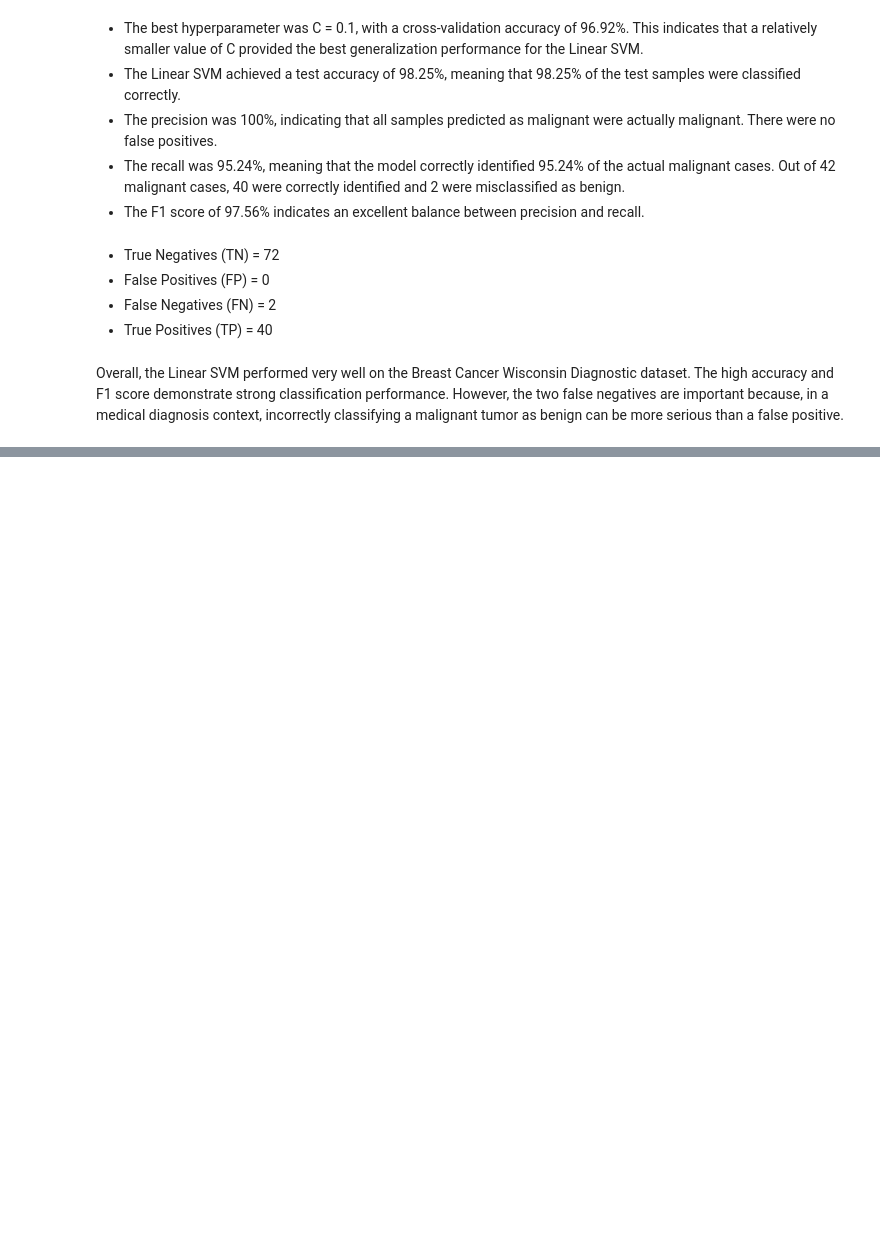
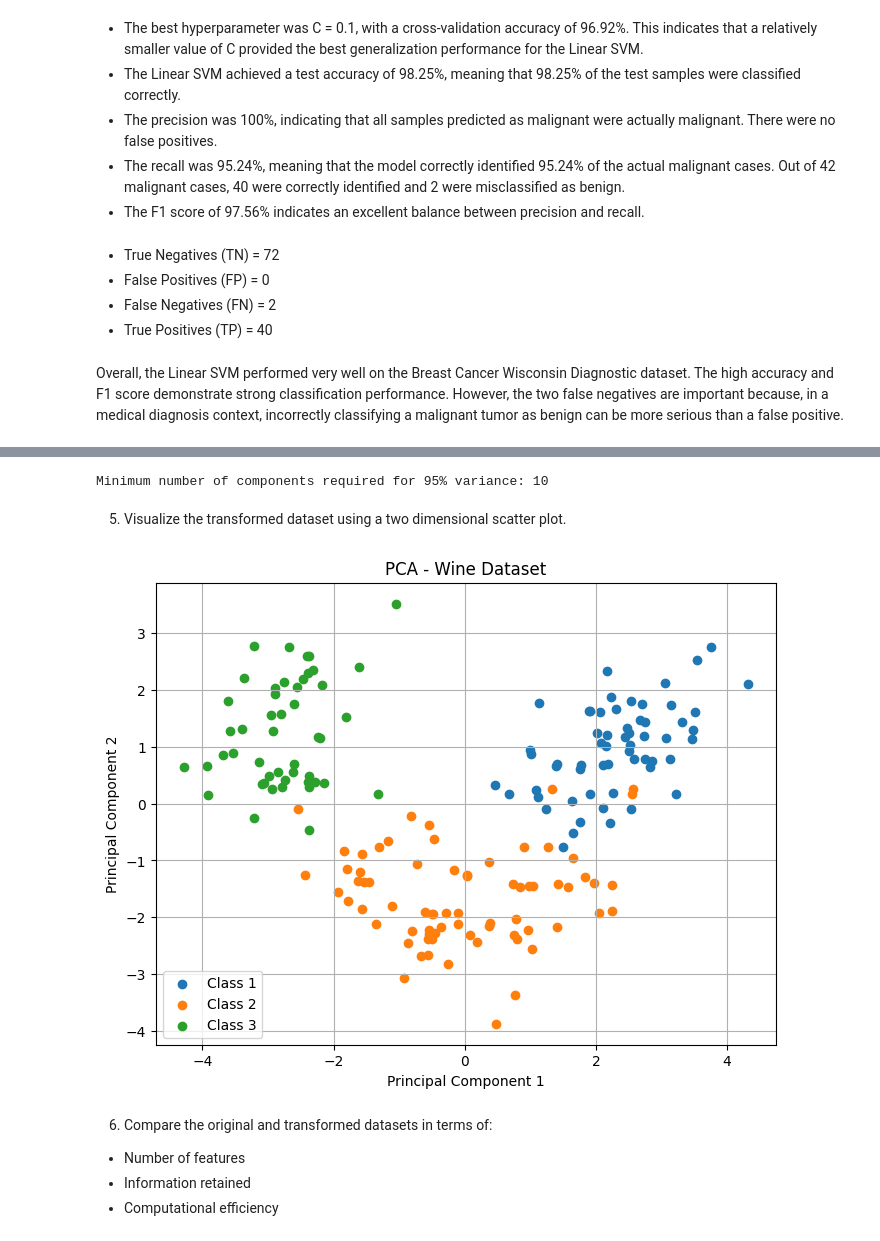
Before and after one commit to aimee-joseph/ML-Lab-2547204, a Jupyter notebook: Lab 9.ipynb, the cells around one changed output, grey strips where cells are left out. Saved outputs shown, nothing was run; the diff lists cells and outputs as text; code cells hidden in the pictures; blank space fills up the shorter version.

```diff
--- a/Lab 9.ipynb
+++ b/Lab 9.ipynb
@@ -185,0 +206,5 @@ Overall, the Linear SVM performed very well on the Breast Cancer Wisconsin Diagn
+# %%
+wine.columns = columns
+
+print(wine.head())
+print("Dataset Shape:", wine.shape)
@@ -185,0 +229,6 @@ Overall, the Linear SVM performed very well on the Breast Cancer Wisconsin Diagn
+# %%
+X = wine.drop("Class", axis = 1)
+y = wine["Class"]
+
+print("Features:", X.shape)
+print("Target:", y.shape)
@@ -185,0 +238,7 @@ Overall, the Linear SVM performed very well on the Breast Cancer Wisconsin Diagn
+# %%
+scaler = StandardScaler()
+
+X_scaled = scaler.fit_transform(X)
+
+print("Standardized Data:")
+print(X_scaled[:5])
@@ -185,0 +264,7 @@ Overall, the Linear SVM performed very well on the Breast Cancer Wisconsin Diagn
+# %%
+pca = PCA(n_components = 2)
+
+X_pca = pca.fit_transform(X_scaled)
+
+print("Original shape:", X_scaled.shape)
+print("Transformed shape:", X_pca.shape)
@@ -185,0 +335,34 @@ Overall, the Linear SVM performed very well on the Breast Cancer Wisconsin Diagn
+# %%
+n_components_95 = np.argmax(cumulative_variance >= 0.95) + 1
+
+print(
+    "Minimum number of components required for 95% variance:",
+    n_components_95
+)
+# %% [output]
+Minimum number of components required for 95% variance: 10
+# %% [markdown]
+5. Visualize the transformed dataset using a two dimensional scatter plot.
+# %%
+plt.figure(figsize = (8, 6))
+
+for wine_class in sorted(y.unique()):
+    plt.scatter(
+        X_pca[y == wine_class, 0],
+        X_pca[y == wine_class, 1],
+        label = f"Class {wine_class}"
+    )
+
+plt.xlabel("Principal Component 1")
+plt.ylabel("Principal Component 2")
+plt.title("PCA - Wine Dataset")
+plt.legend()
+plt.grid()
+plt.show()
+# %% [output]
+[figure, added]
+# %% [markdown]
+6. Compare the original and transformed datasets in terms of:
+- Number of features
+- Information retained
+- Computational efficiency
```
Also changed, not shown: parts of 20 cells of this notebook, 2 other files.
